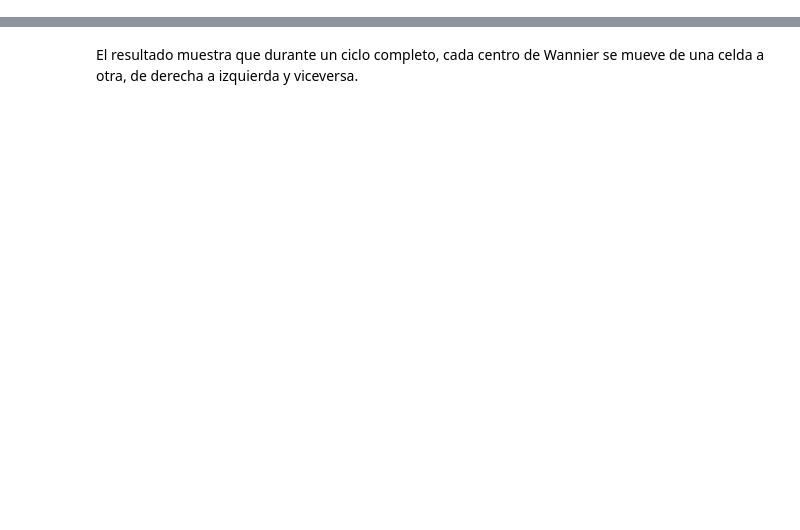
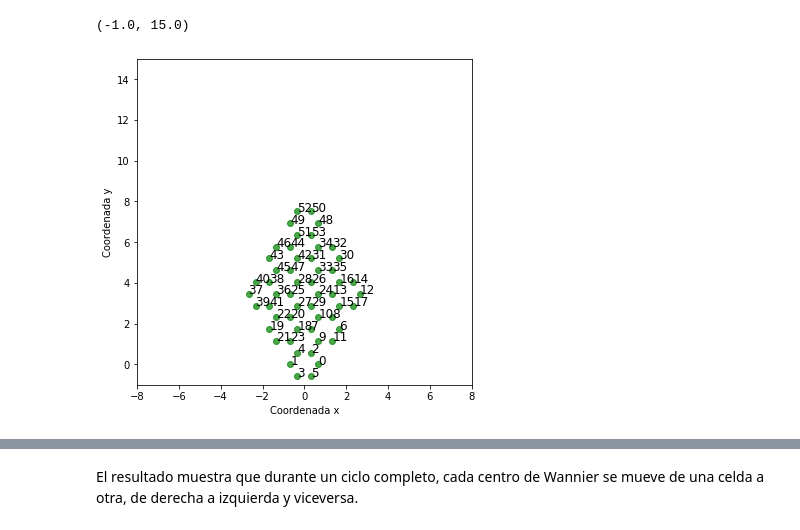
Before and after one commit to GamalielChavez/Bombeo-de-carga-en-nanohojuelas-de-grafeno, a Jupyter notebook: _sources/NB3_SS_Gama.ipynb, the cells around one changed output, grey strips where cells are left out. Cells and saved outputs as stored; diff of their text form; code cells hidden in the pictures; blank space fills up the shorter version.

```diff
--- a/_sources/NB3_SS_Gama.ipynb
+++ b/_sources/NB3_SS_Gama.ipynb
@@ -75,3 +103,16 @@ def hexaModel(θ):
+# %%
+# Graficar para ver quienes son los puntos de la red
+fig, ax = plt.subplots(figsize=(6,6) )
+ax.scatter(X,Y,c="green",alpha=0.7)
+for n in range(len(X)):
+    ax.text(X[n],Y[n],"{0}".format(n),fontsize=12)
+ax.set_xlabel("Coordenada x")
+ax.set_ylabel("Coordenada y")
+ax.set_xlim(-8,8)
+ax.set_ylim(-1,15)
+# %% [output]
+(-1.0, 15.0)
+[figure, added]
 # %%
 # Obtener eigenvalores del la red finita
 # para todos los valores de θ
```
Also changed, not shown: parts of 10 cells of this notebook, 14 other files.
